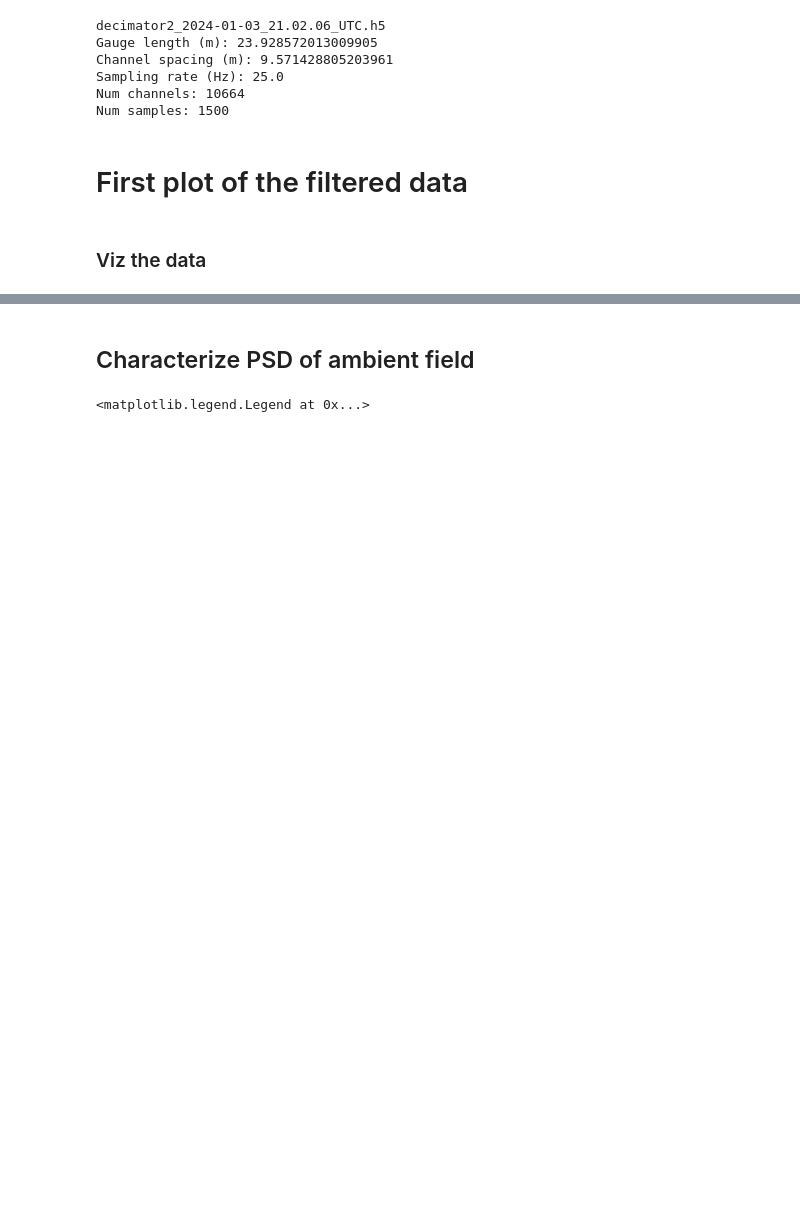
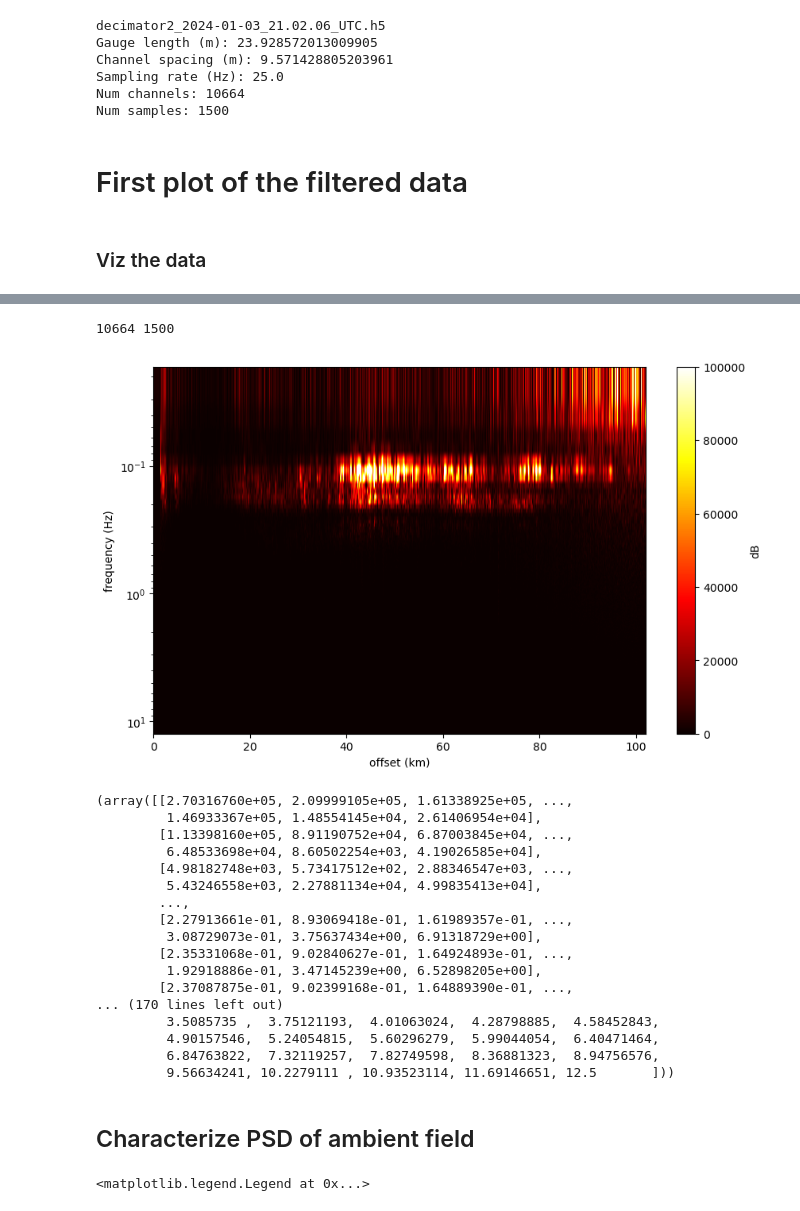
Before and after one commit to uwfiberlab/field_das, a Jupyter notebook: homer/homer_qc_01.ipynb, the cells around one changed output, grey strips where cells are left out. Drawn from its saved outputs; the diff is of its cells as text; code cells hidden in the pictures; blank space fills up the shorter version.

```diff
--- a/homer/homer_qc_01.ipynb
+++ b/homer/homer_qc_01.ipynb
@@ -95,3 +123,51 @@ plt.savefig(dir0+'/plots/'+fname[:-3]+'.png')
+# %%
+
+def noise_PSD(fdir,fname,nx,ns,clims=[-1,1]):
+    # Load data and calculate spectrum for each file
+    data = np.zeros((ns,nx))
+    with h5py.File(os.path.join(fdir,fname),'r') as fp:
+        data[:,:] = detrend(fp['Acquisition']['Raw[0]']['RawData'][:,:])
+        fs = fp['Acquisition']['Raw[0]'].attrs['OutputDataRate']
+        dx = fp['Acquisition'].attrs['SpatialSamplingInterval']
+    crap=np.tile(np.hamming(ns),(nx,1))
+    data *= crap.T
+    freq = np.fft.rfftfreq(ns,d=1./fs)
+    spec =np.log10(np.abs(np.fft.rfft(data,axis=0)))
+    # Generate noise PDF
+    ybins = np.logspace(np.log10(1/60),np.log10(fs/2),100)
+    xbins = np.linspace(0,nx*dx/1E3,nx)
+    plt.figure(figsize=(10,6)); v = 0.8
+    plt.imshow(spec,aspect='auto',cmap='hot',\
+                extent=[0,nx*dx/1E3,ybins[-1],ybins[0]],vmin=clims[0],vmax=clims[1])
+    plt.xlabel('offset (km)')
+    plt.ylabel('frequency (Hz)')
+    plt.colorbar(label='dB')
+    plt.yscale('log')
+    plt.show()
+    return spec,freq,xbins,ybins
+# %%
+print(nx,ns)
+noise_PSD(fdir,flist[3],nx,ns,clims=[0,1E5])
+# %% [output]
+10664 1500
+[figure, added]
+(array([[2.70316760e+05, 2.09999105e+05, 1.61338925e+05, ...,
+         1.46933367e+05, 1.48554145e+04, 2.61406954e+04],
+        [1.13398160e+05, 8.91190752e+04, 6.87003845e+04, ...,
+         6.48533698e+04, 8.60502254e+03, 4.19026585e+04],
+        [4.98182748e+03, 5.73417512e+02, 2.88346547e+03, ...,
+         5.43246558e+03, 2.27881134e+04, 4.99835413e+04],
+        ...,
+        [2.27913661e-01, 8.93069418e-01, 1.61989357e-01, ...,
+         3.08729073e-01, 3.75637434e+00, 6.91318729e+00],
+        [2.35331068e-01, 9.02840627e-01, 1.64924893e-01, ...,
+         1.92918886e-01, 3.47145239e+00, 6.52898205e+00],
+        [2.37087875e-01, 9.02399168e-01, 1.64889390e-01, ...,
+... (170 lines left out)
+         3.5085735 ,  3.75121193,  4.01063024,  4.28798885,  4.58452843,
+         4.90157546,  5.24054815,  5.60296279,  5.99044054,  6.40471464,
+         6.84763822,  7.32119257,  7.82749598,  8.36881323,  8.94756576,
+         9.56634241, 10.2279111 , 10.93523114, 11.69146651, 12.5       ]))
 # %% [markdown]
 ## Characterize PSD of ambient field
 # %%
```
Also changed, not shown: parts of 12 cells of this notebook, 4 other files.
